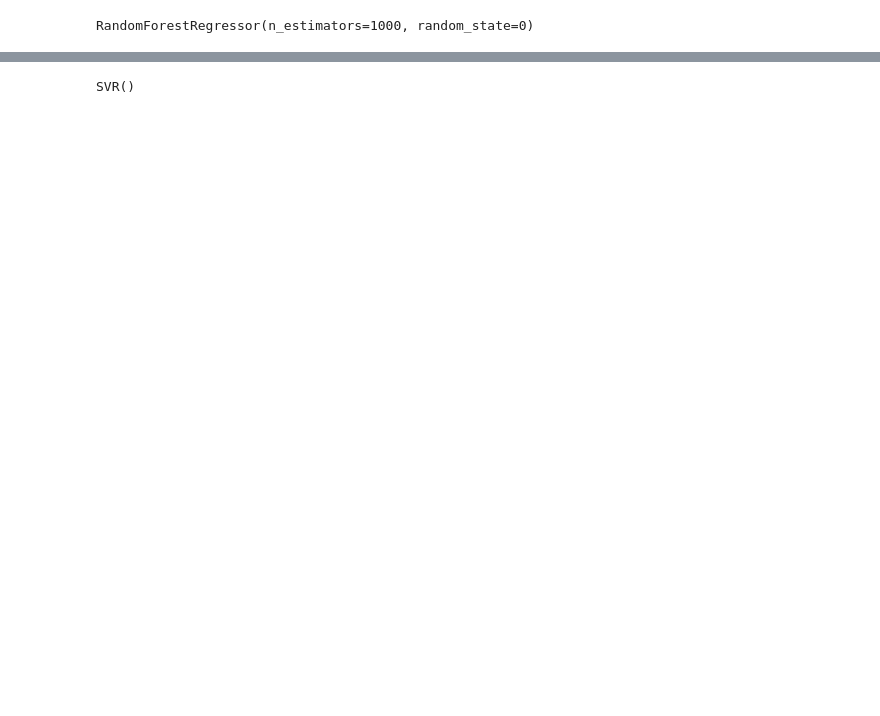
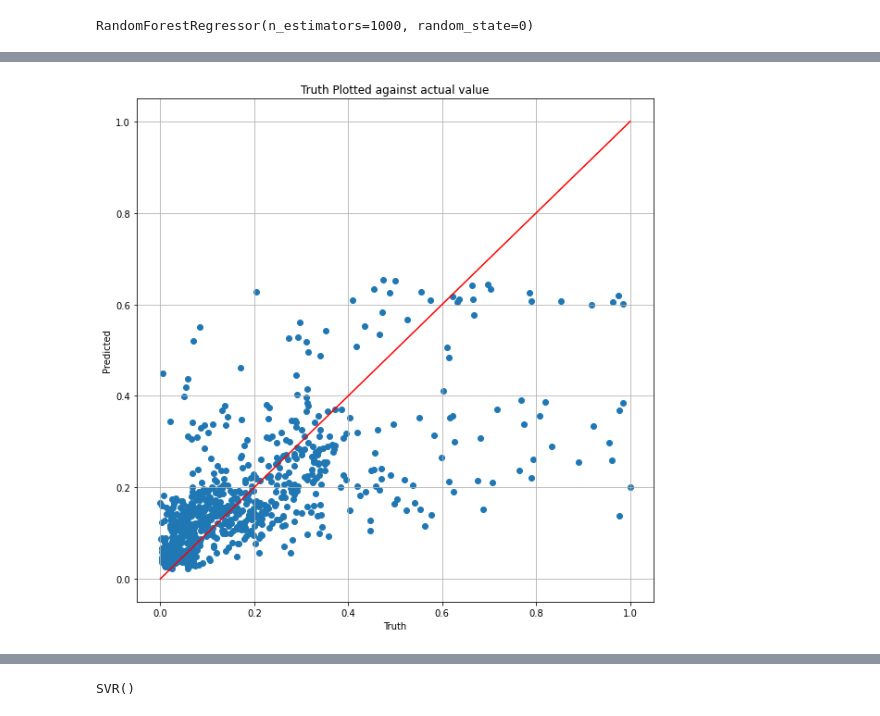
Before and after one commit to bradley-p/Solar_Energy_Forecasting, a Jupyter notebook: src/learning_experiments.ipynb, the cells around one changed output, grey strips where cells are left out. Saved outputs shown, nothing was run; the diff lists cells and outputs as text; code cells hidden in the pictures; blank space fills up the shorter version.

```diff
--- a/src/learning_experiments.ipynb
+++ b/src/learning_experiments.ipynb
@@ -72 +131,5 @@ array([0.36931521])
+# %%
+plotRegression(y_test, y_test_pred)
+# %% [output]
+[figure, added]
 # %% [markdown]
```
Also changed, not shown: parts of 48 cells of this notebook, 7 other files.
